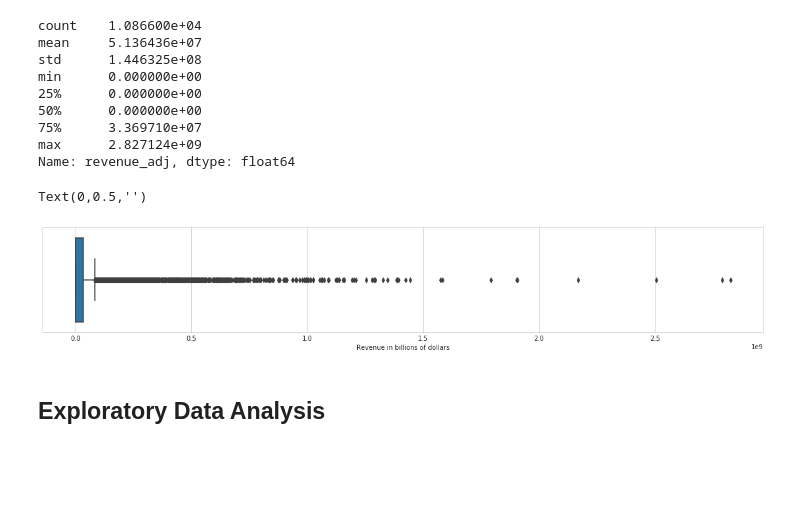
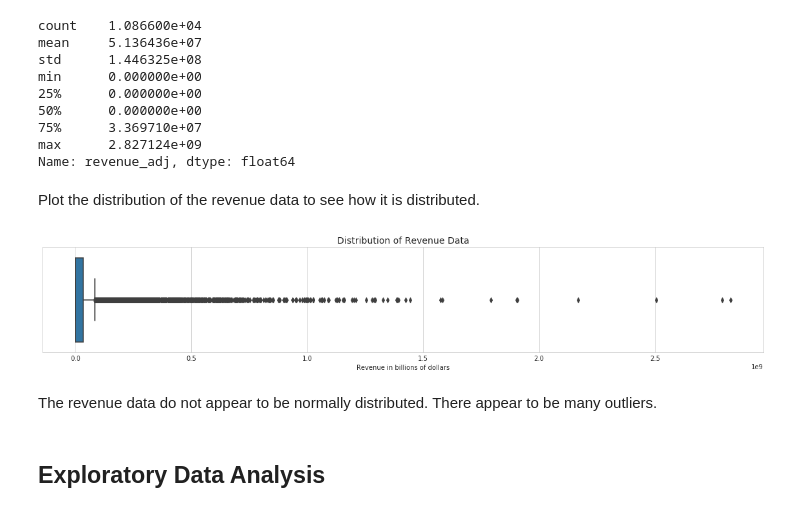
Before and after one commit to jaydee77ca/DA-T1P3-InvestigateDataset, a Jupyter notebook: t1-p3-invest_dataset.ipynb, the cells around one changed output. Cells and saved outputs as stored; diff of their text form; code cells hidden in the pictures; blank space fills up the shorter version.

```diff
--- a/t1-p3-invest_dataset.ipynb
+++ b/t1-p3-invest_dataset.ipynb
@@ -314,18 +317,22 @@ min      0.000000e+00
 75%      3.369710e+07
 max      2.827124e+09
 Name: revenue_adj, dtype: float64
+# %% [markdown]
+Plot the distribution of the revenue data to see how it is distributed.
 # %%
 sns.set_style("whitegrid");
 dims = (20, 3)
 fig, ax = pyplot.subplots(figsize=dims)
 
 plt = sns.boxplot(ax=ax, x=df.revenue_adj);
 
 plt.set_xlabel("Revenue in billions of dollars");
-plt.set_ylabel("")
+plt.set_ylabel("");
+plt.set_title("Distribution of Revenue Data", fontsize=14);
 # %% [output]
-Text(0,0.5,'')
-[figure, old version]
+[figure, new version]
+# %% [markdown]
+The revenue data do not appear to be normally distributed. There appear to be many outliers.
 # %% [markdown]
 <a id='eda'></a>
 ## Exploratory Data Analysis
```
Also changed, not shown: parts of 50 cells of this notebook, 1 other file.
